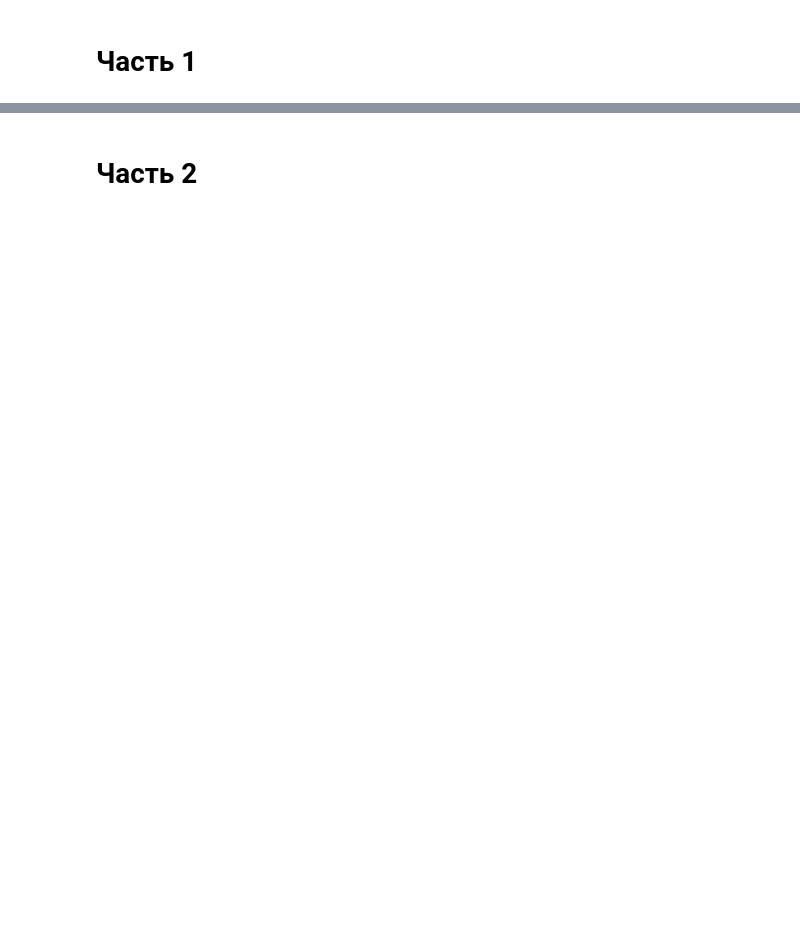
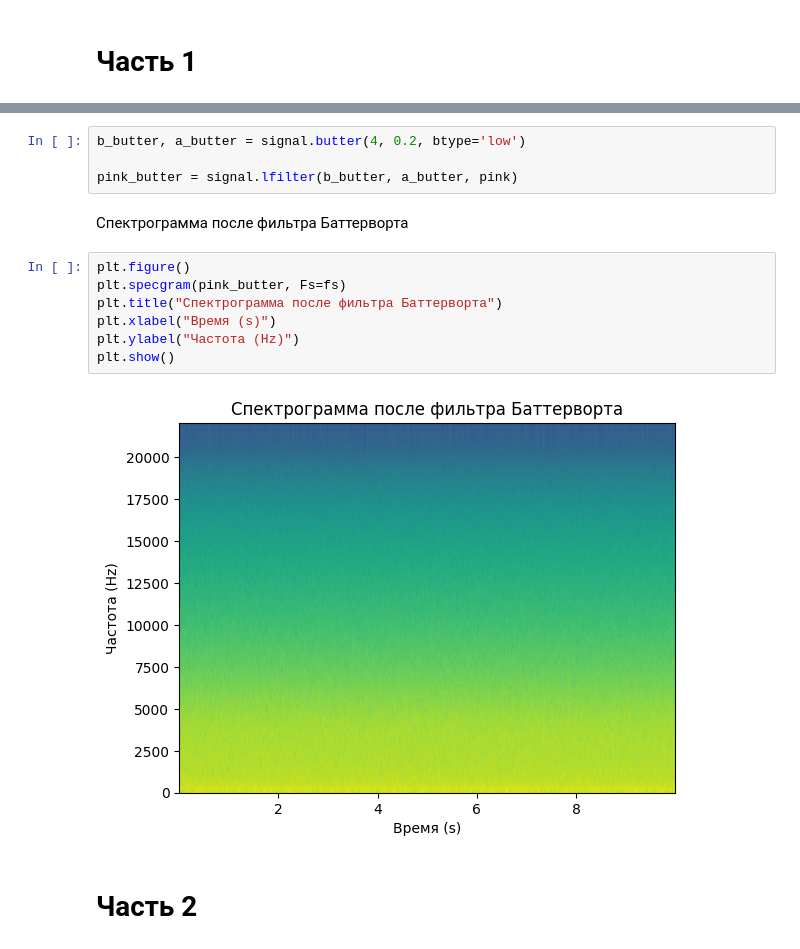
Before and after one commit to 0blto/speech-and-audio-processing-course, a Jupyter notebook: lab1.ipynb, the cells around one changed output, grey strips where cells are left out. Saved outputs shown, nothing was run; the diff lists cells and outputs as text; blank space fills up the shorter version.

```diff
--- a/lab1.ipynb
+++ b/lab1.ipynb
@@ -22,2 +100,17 @@
+# %%
+b_butter, a_butter = signal.butter(4, 0.2, btype='low')
+
+pink_butter = signal.lfilter(b_butter, a_butter, pink)
+# %% [markdown]
+Спектрограмма после фильтра Баттерворта
+# %%
+plt.figure()
+plt.specgram(pink_butter, Fs=fs)
+plt.title("Спектрограмма после фильтра Баттерворта")
+plt.xlabel("Время (s)")
+plt.ylabel("Частота (Hz)")
+plt.show()
+# %% [output]
+[figure, added]
 # %% [markdown]
 # Часть 2
```
Also changed, not shown: parts of 12 cells of this notebook, 1 other file.
